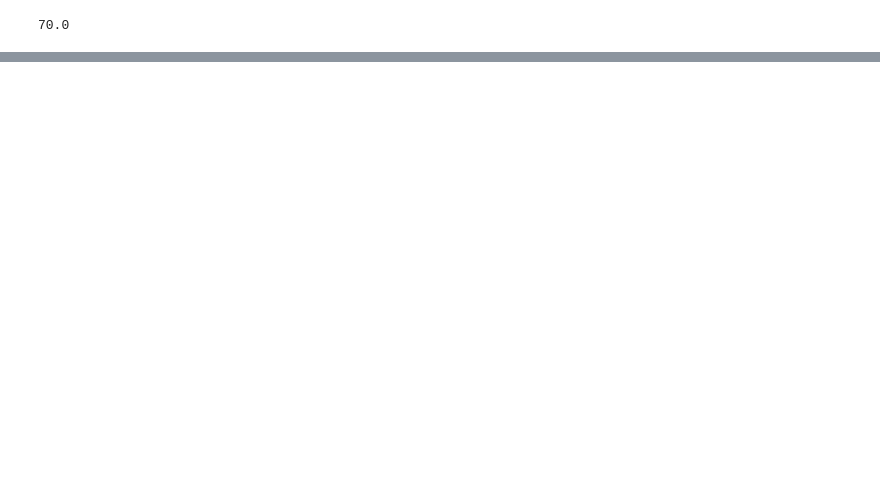
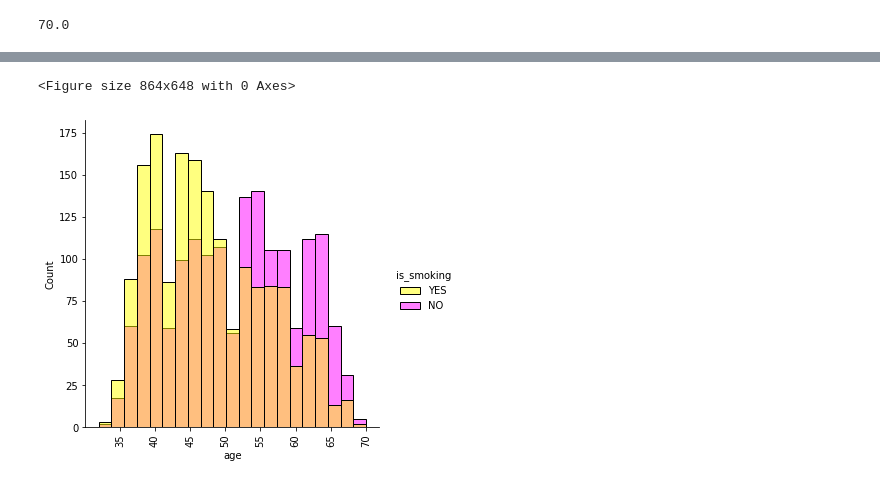
Before and after one commit to razsahil/cardiovascular_risk-analysis, a Jupyter notebook: EDA_PROJECT_.ipynb, the cells around one changed output, grey strips where cells are left out. Cells and saved outputs as stored; diff of their text form; code cells hidden in the pictures; blank space fills up the shorter version.

```diff
--- a/EDA_PROJECT_.ipynb
+++ b/EDA_PROJECT_.ipynb
@@ -143,0 +166,8 @@ sn.countplot(x='is_smoking',data = data,hue='prevalentStroke')
+# %%
+plt.figure(figsize=(12,9))
+sn.displot(x="age",data=data,hue="is_smoking",palette=['#ffff00','#ff00ff'])
+plt.xticks(rotation=90)
+plt.show()
+# %% [output]
+<Figure size 864x648 with 0 Axes>
+[figure, added]
```
Also changed, not shown: parts of 30 cells of this notebook.
